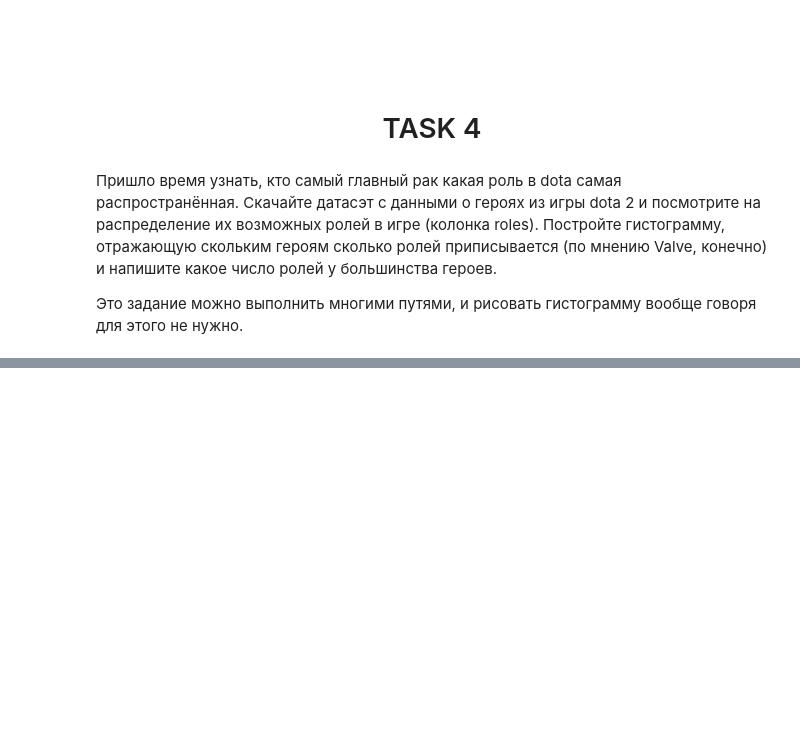
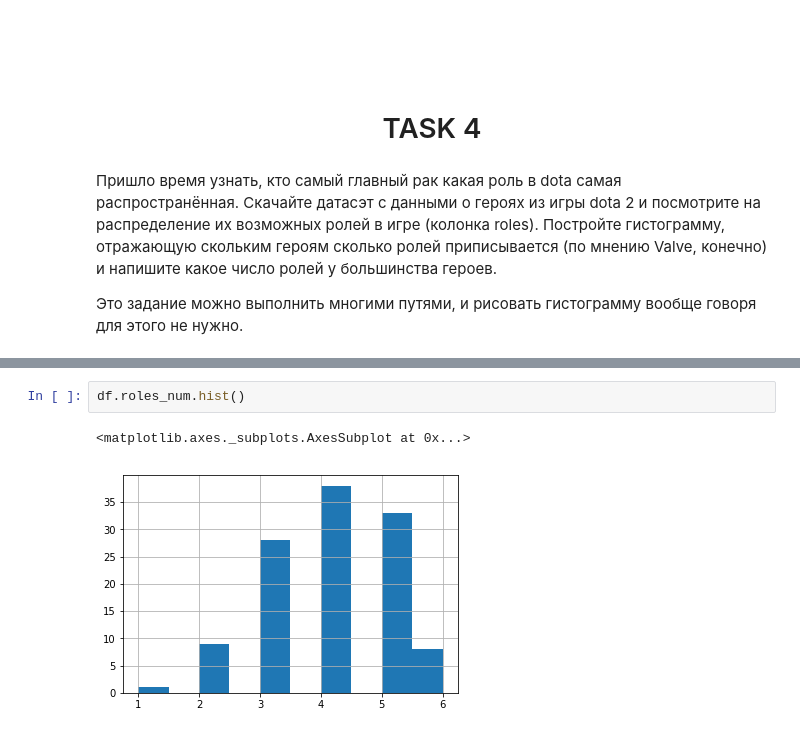
Before and after one commit to adrianoff/data_science_stepic, a Jupyter notebook: notebooks/1.7_visualization.ipynb, the cells around one changed output, grey strips where cells are left out. Drawn from its saved outputs; the diff is of its cells as text; blank space fills up the shorter version.

Commit message:
visualization

```diff
--- a/notebooks/1.7_visualization.ipynb
+++ b/notebooks/1.7_visualization.ipynb
@@ -149,0 +160,5 @@ df.head()
+# %%
+df.roles_num.hist()
+# %% [output]
+<matplotlib.axes._subplots.AxesSubplot at 0x...>
+[figure, added]
```
Also changed, not shown: parts of 13 cells of this notebook.
